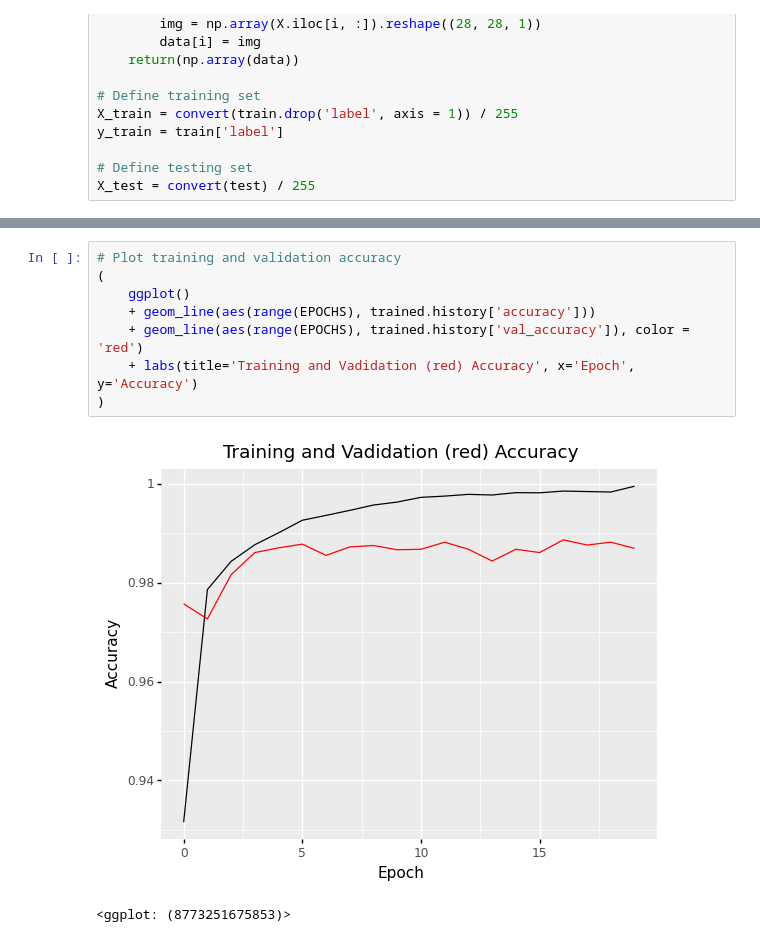
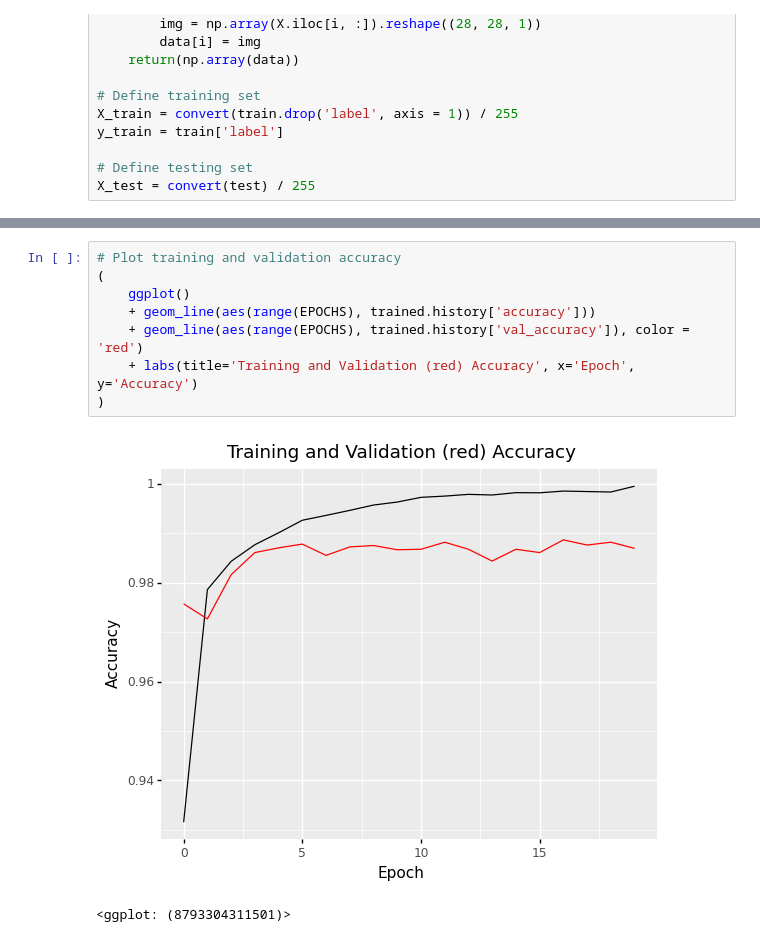
Before and after one commit to akiehl2000/DigitRecognizer, a Jupyter notebook: digitRecognizer.ipynb, the cells around one changed output, grey strips where cells are left out. Drawn from its saved outputs; the diff is of its cells as text.

```diff
--- a/digitRecognizer.ipynb
+++ b/digitRecognizer.ipynb
@@ -113,14 +113,14 @@ Epoch 20/20
 # %%
 # Plot training and validation accuracy
 (
     ggplot()
     + geom_line(aes(range(EPOCHS), trained.history['accuracy']))
     + geom_line(aes(range(EPOCHS), trained.history['val_accuracy']), color = 'red')
-    + labs(title='Training and Vadidation (red) Accuracy', x='Epoch', y='Accuracy')
+    + labs(title='Training and Validation (red) Accuracy', x='Epoch', y='Accuracy')
 )
 # %% [output]
-[figure, old version]
+[figure, new version]
-<ggplot: (8773251675853)>
+<ggplot: (8793304311501)>
 # %%
 # Plot training and validation loss
 (
```
Also changed, not shown: parts of 4 cells of this notebook.
